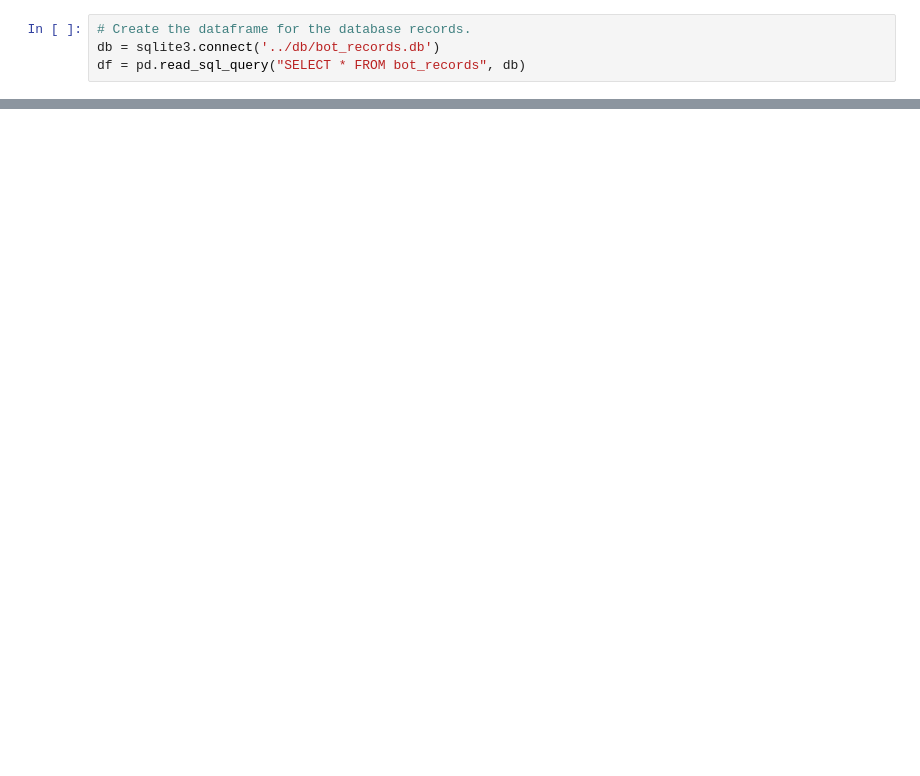
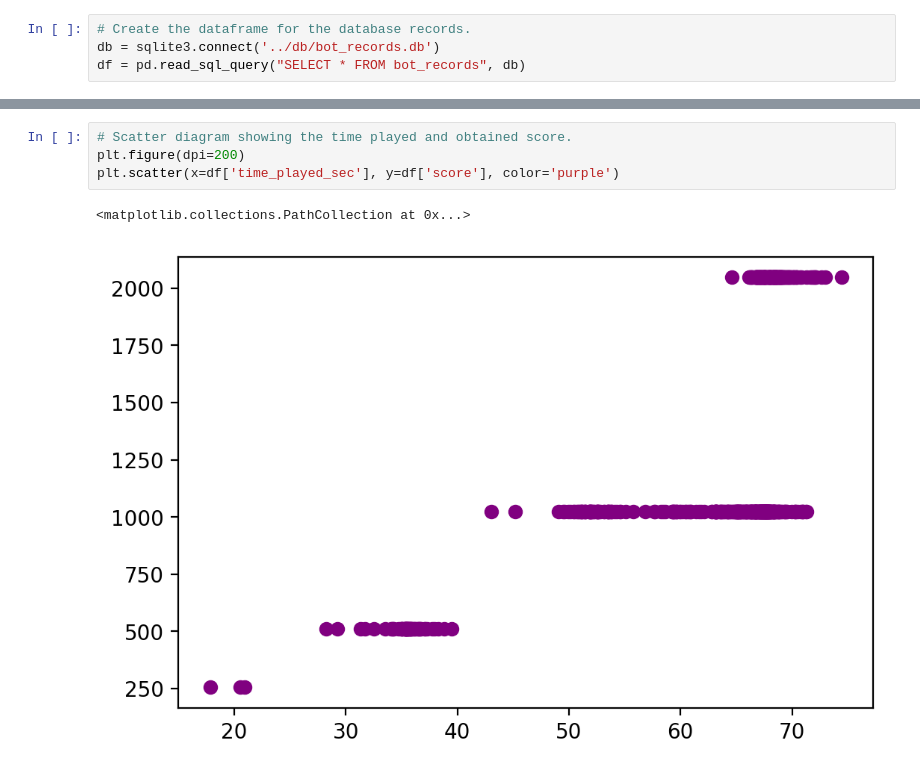
Before and after one commit to chizo4/2048-intelligent-bot, a Jupyter notebook: ai_implementation/notebook/bot_notebook.ipynb, the cells around one changed output, grey strips where cells are left out. Cells and saved outputs as stored; diff of their text form; blank space fills up the shorter version.

```diff
--- a/ai_implementation/notebook/bot_notebook.ipynb
+++ b/ai_implementation/notebook/bot_notebook.ipynb
@@ -96,0 +140,7 @@ plt.bar(labels, res_times, color=['red', 'green', 'orange', 'purple'])
+# %%
+# Scatter diagram showing the time played and obtained score.
+plt.figure(dpi=200)
+plt.scatter(x=df['time_played_sec'], y=df['score'], color='purple')
+# %% [output]
+<matplotlib.collections.PathCollection at 0x...>
+[figure, added]
```
Also changed, not shown: parts of 13 cells of this notebook.
